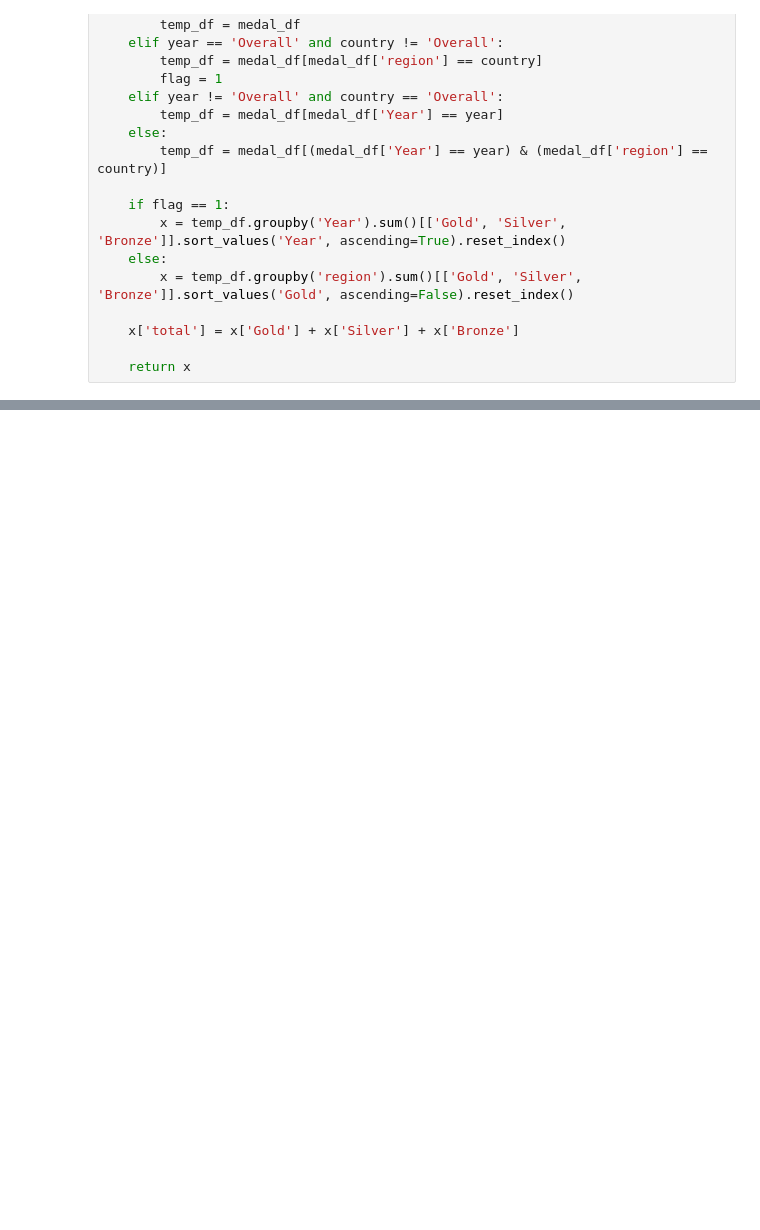
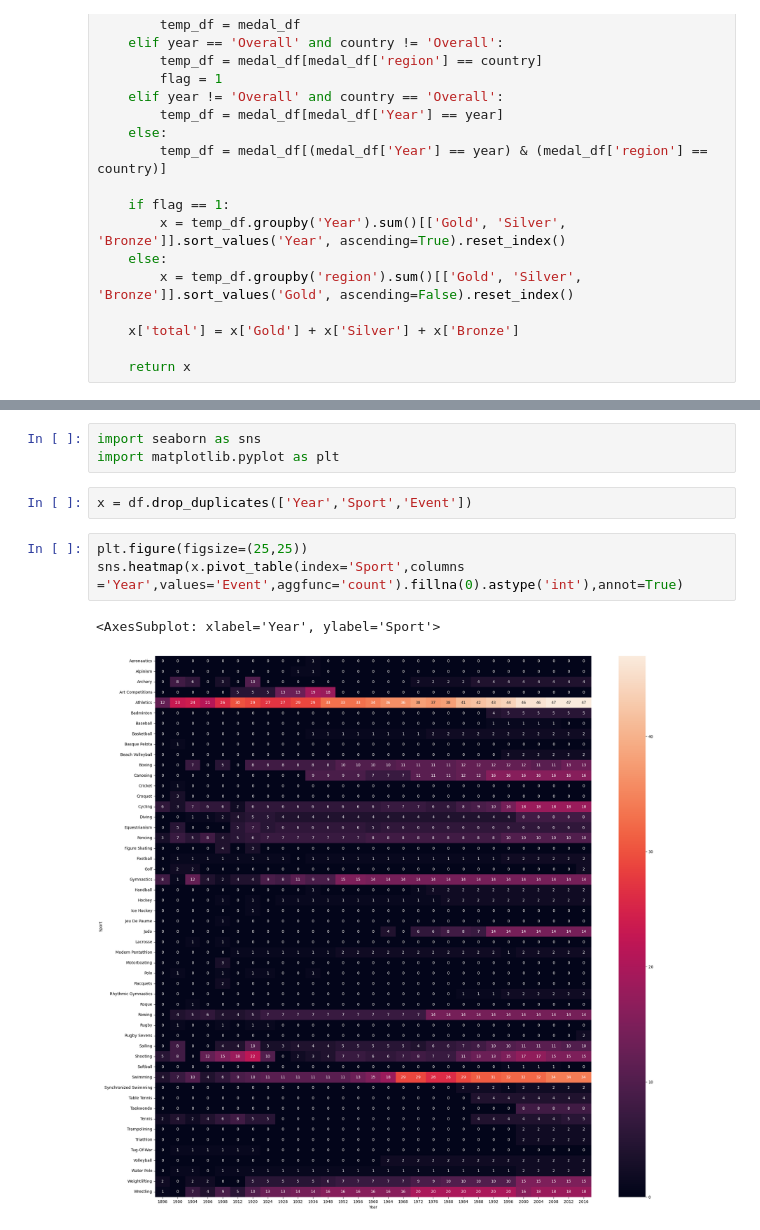
Before and after one commit to PronitaBarman/Oympics-data-analysis-ML-Project, a Jupyter notebook: analysis.ipynb, the cells around one changed output, grey strips where cells are left out. Saved outputs shown, nothing was run; the diff lists cells and outputs as text; blank space fills up the shorter version.

```diff
--- a/analysis.ipynb
+++ b/analysis.ipynb
@@ -342,0 +436,11 @@ fetch_medal_tally(year=2016,country='Spain')
+# %%
+import seaborn as sns
+import matplotlib.pyplot as plt
+# %%
+x = df.drop_duplicates(['Year','Sport','Event'])
+# %%
+plt.figure(figsize=(25,25))
+sns.heatmap(x.pivot_table(index='Sport',columns ='Year',values='Event',aggfunc='count').fillna(0).astype('int'),annot=True)
+# %% [output]
+<AxesSubplot: xlabel='Year', ylabel='Sport'>
+[figure, added]
```
Also changed, not shown: parts of 37 cells of this notebook, 2 other files.
